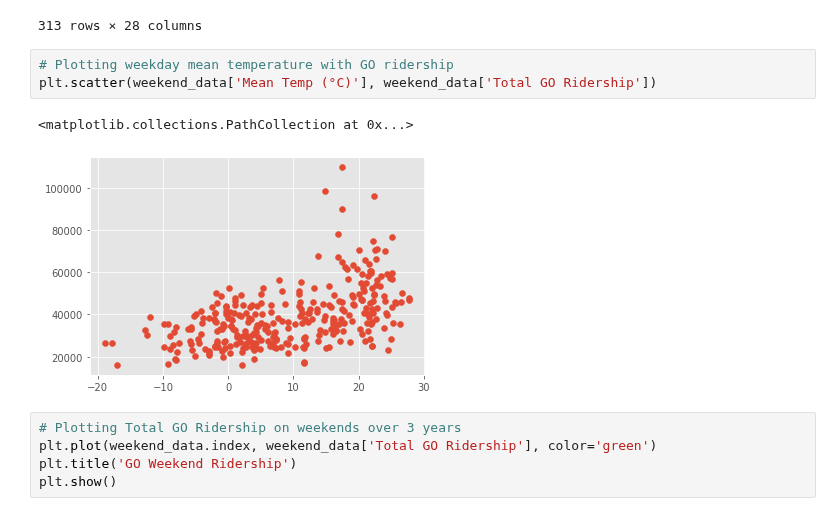
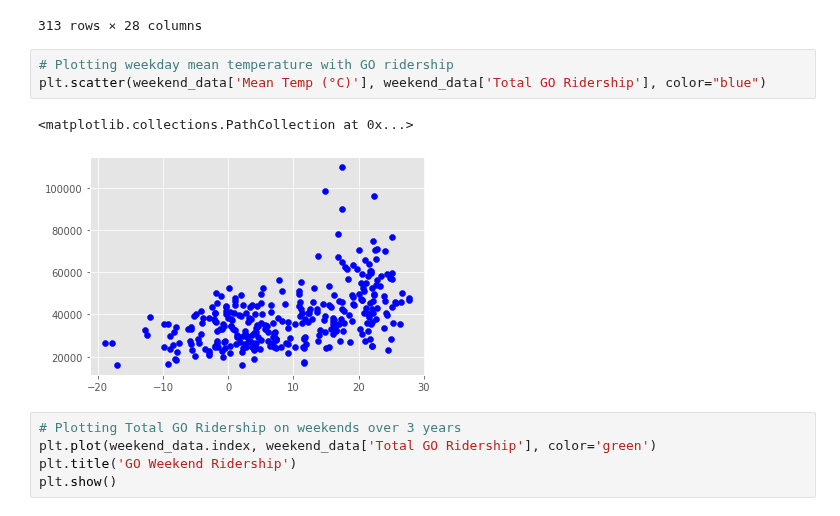
Before and after one commit to VernonNaidoo-Toronto/SCS3250-Group-2-Final-Project, a Jupyter notebook: 3_Machine_Learning.ipynb, the cells around one changed output. Cells and saved outputs as stored; diff of their text form.

```diff
--- a/3_Machine_Learning.ipynb
+++ b/3_Machine_Learning.ipynb
@@ -992,10 +992,10 @@ weekend_data
 313 rows × 28 columns
 # %%
 # Plotting weekday mean temperature with GO ridership
-plt.scatter(weekend_data['Mean Temp (°C)'], weekend_data['Total GO Ridership'])
+plt.scatter(weekend_data['Mean Temp (°C)'], weekend_data['Total GO Ridership'], color="blue")
 # %% [output]
 <matplotlib.collections.PathCollection at 0x...>
-[figure, old version]
+[figure, new version]
 # %%
 # Plotting Total GO Ridership on weekends over 3 years
 plt.plot(weekend_data.index, weekend_data['Total GO Ridership'], color='green')
```
Also changed, not shown: parts of 3 cells of this notebook.
